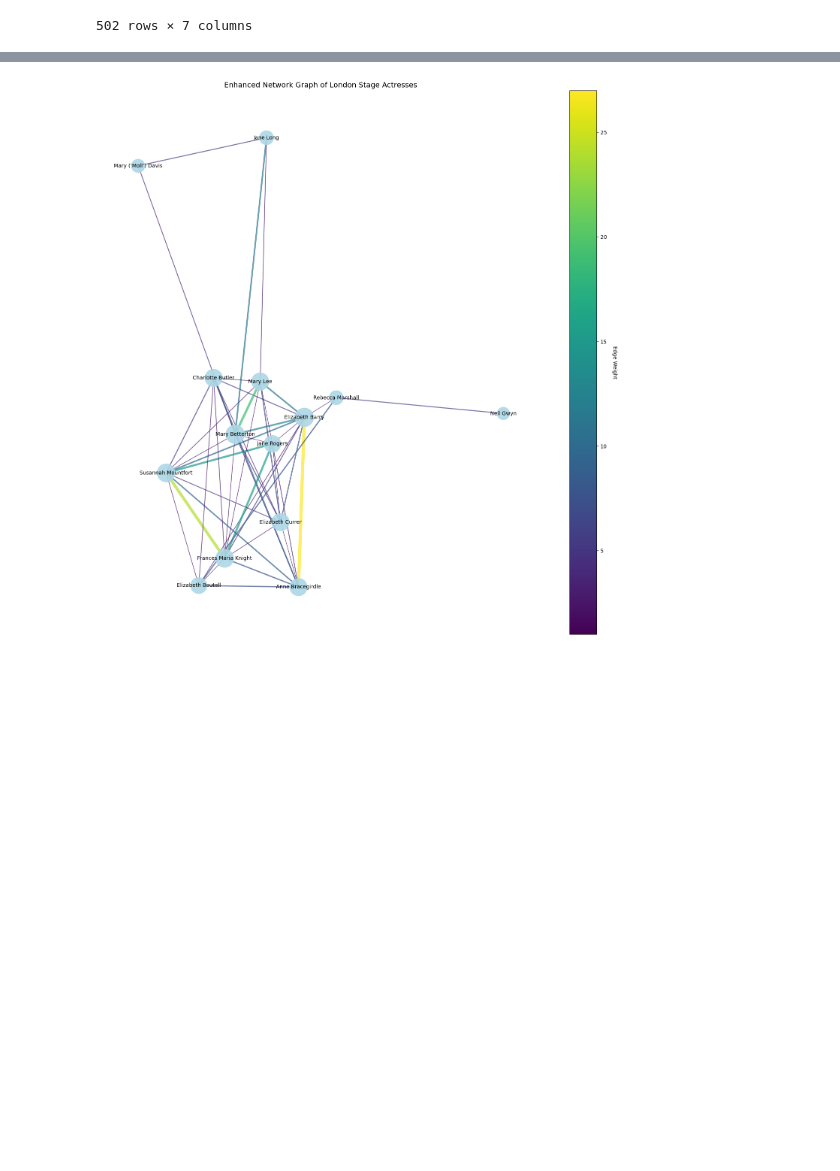
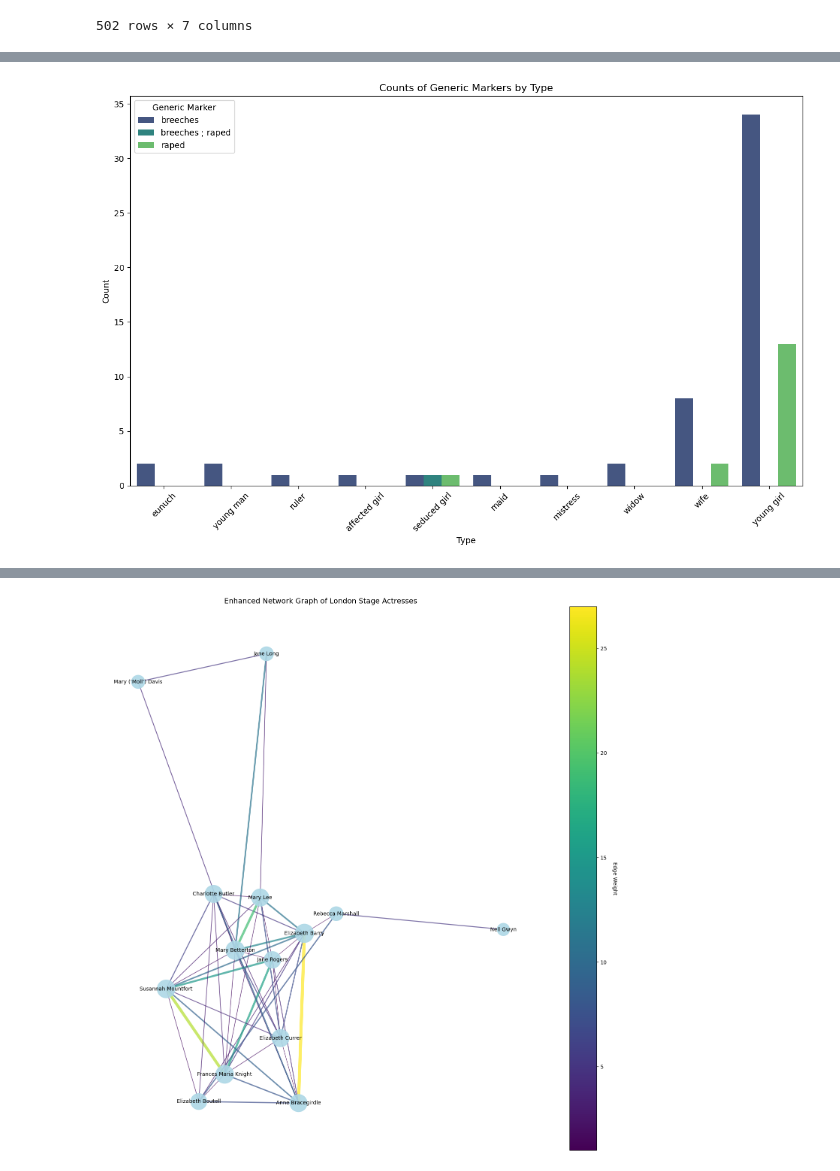
Before and after one commit to TitirB/DHproject2024, a Jupyter notebook: docs/NetworkVisualization.ipynb, the cells around one changed output, grey strips where cells are left out. Cells and saved outputs as stored; diff of their text form; code cells hidden in the pictures; blank space fills up the shorter version.

```diff
--- a/docs/NetworkVisualization.ipynb
+++ b/docs/NetworkVisualization.ipynb
@@ -29,3 +85,28 @@ data
+# %%
+# create a visualization of each 'Type', grouped bar chart
+def plot_grouped_bar_chart(countDF):
+    # Reset the index to make 'Type' a column for easier plotting
+    countDF = countDF.reset_index()
+
+    # Melt the dataframe to have a long-form structure for seaborn
+    melted_df = countDF.melt(id_vars='Type', var_name='Generic Marker', value_name='Count')
+
+    # Create a grouped bar chart
+    plt.figure(figsize=(12, 8))
+    sns.barplot(data=melted_df, x='Type', y='Count', hue='Generic Marker', palette='viridis')
+    plt.title('Counts of Generic Markers by Type')
+    plt.xlabel('Type')
+    plt.ylabel('Count')
+    plt.xticks(rotation=45)
+    plt.tight_layout()
+    plt.show()
+
+#remove the 'Total' column from the countDF
+countDF = countDF.drop(columns=['Total'])
+# Plot the grouped bar chart
+plot_grouped_bar_chart(countDF)
+# %% [output]
+[figure, added]
 # %%
 # get a lis of the unique plays
 plays = data['Play'].unique()
```
Also changed, not shown: parts of 3 cells of this notebook.
